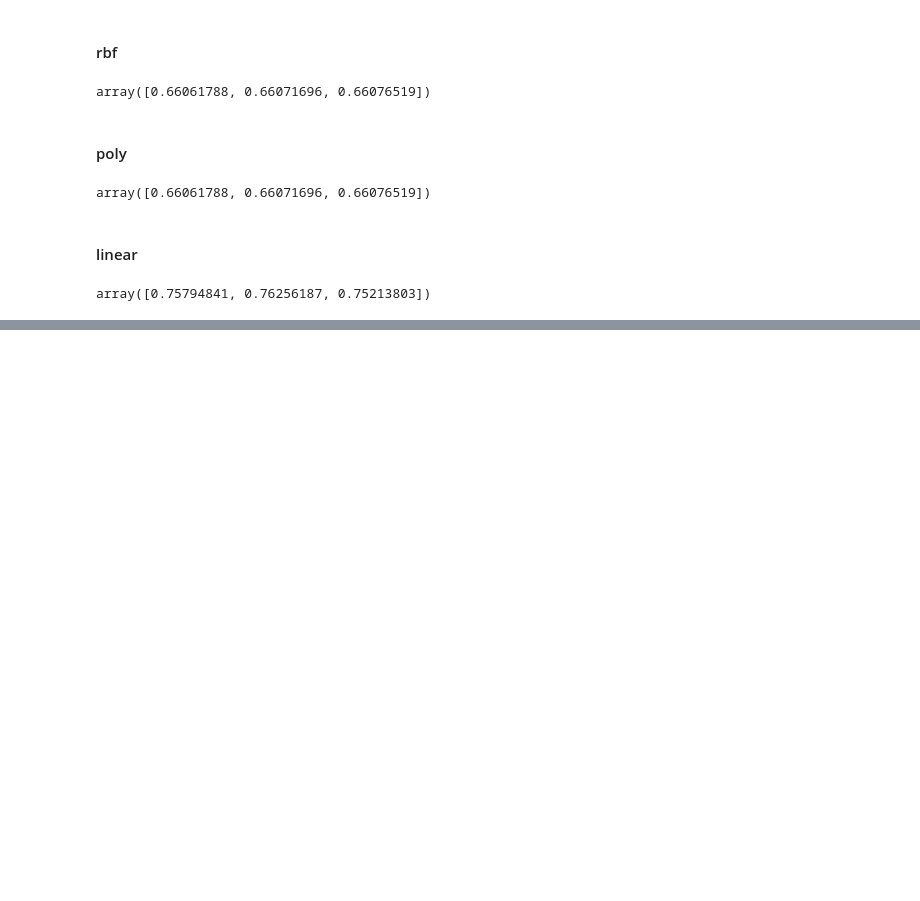
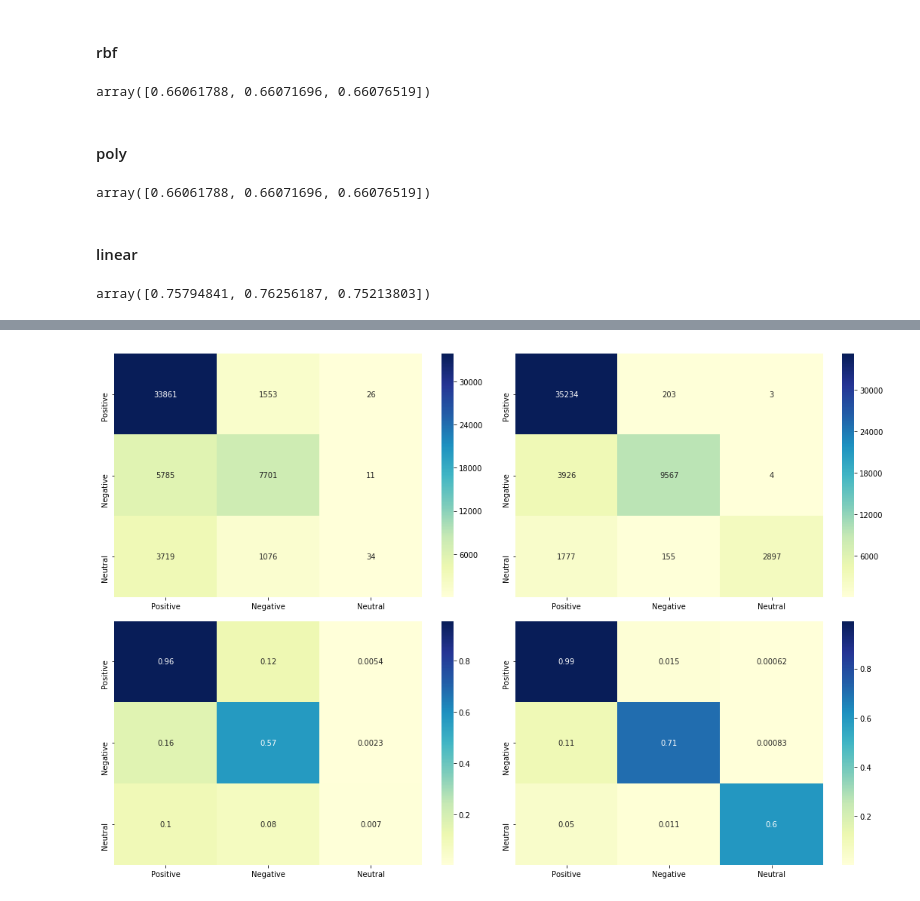
Before and after one commit to jzz0026/Galvanize_capstone_project_drug_reviews, a Jupyter notebook: EDA_sentment_modeling.ipynb, the cells around one changed output, grey strips where cells are left out. Drawn from its saved outputs; the diff is of its cells as text; code cells hidden in the pictures; blank space fills up the shorter version.

```diff
--- a/EDA_sentment_modeling.ipynb
+++ b/EDA_sentment_modeling.ipynb
@@ -334,3 +305,4 @@ LogisticRegression(C=1.0, class_weight=None, dual=False, fit_intercept=True,
 # %%
 y_test_predict = lr.predict(X_test)
+y_test2 = pd.get_dummies(y_test).values
 # %%
@@ -340,0 +314,2 @@ accuracy_score(y_test,y_test_predict)
+# %%
+lr_conf_mat = confusion_matrix(y_test2.argmax(1),y_test_predict.argmax(1))
@@ -433,7 +387,7 @@ rfc_cv_score
 # %% [output]
 array([0.76019796, 0.75851207, 0.75513878])
 # %%
-rfc = RandomForestClassifier(n_estimators=200,n_jobs=-1)
+rfc = RandomForestClassifier(n_estimators=400,n_jobs=-1)
 rfc.fit(X_train,y_train)
 # %% [output]
 RandomForestClassifier(bootstrap=True, class_weight=None, criterion='gini',
@@ -451,0 +410,4 @@ accuracy_score(y_test,y_test_rfc_predict)
+# %%
+rfc_conf_mat = confusion_matrix(y_test,y_test_rfc_predict)
+# rfc_conf_mat = pd.DataFrame(rfc_conf_mat,index=['Positive','Negative','Neutral'],columns=['Positive','Negative','Neutral'])
+# sns.heatmap(rfc_conf_mat, annot=True,fmt="d",cmap="YlGnBu")
@@ -546,0 +536,18 @@ accuracy_score(y_test,y_test_pred_svm_lin)
+# %%
+
+def plot_one(rfc_conf_mat,ax1,ax2):
+    rfc_conf_mat = pd.DataFrame(rfc_conf_mat,index=['Positive','Negative','Neutral'],columns=['Positive','Negative','Neutral'])
+    sns.heatmap(rfc_conf_mat, annot=True,fmt="d",cmap="YlGnBu",ax=ax1)
+    sns.heatmap(rfc_conf_mat/rfc_conf_mat.sum(1), annot=True,cmap="YlGnBu",ax=ax2)
+    #return counts#,percent]
+
+fig, axes = plt.subplots(2, 2, figsize=(15,10))
+plot_one(lr_conf_mat,axes[0,0],axes[1,0])
+plot_one(rfc_conf_mat,axes[0,1],axes[1,1])
+
+plt.tight_layout()
+plt.savefig("Plot/Confusion_matrix_sentiment.png")
+#
+# axes[1] = plot_one(lr_conf_mat)[1]
+# %% [output]
+[figure, added]
```
Also changed, not shown: parts of 37 cells of this notebook, 6 other files.
